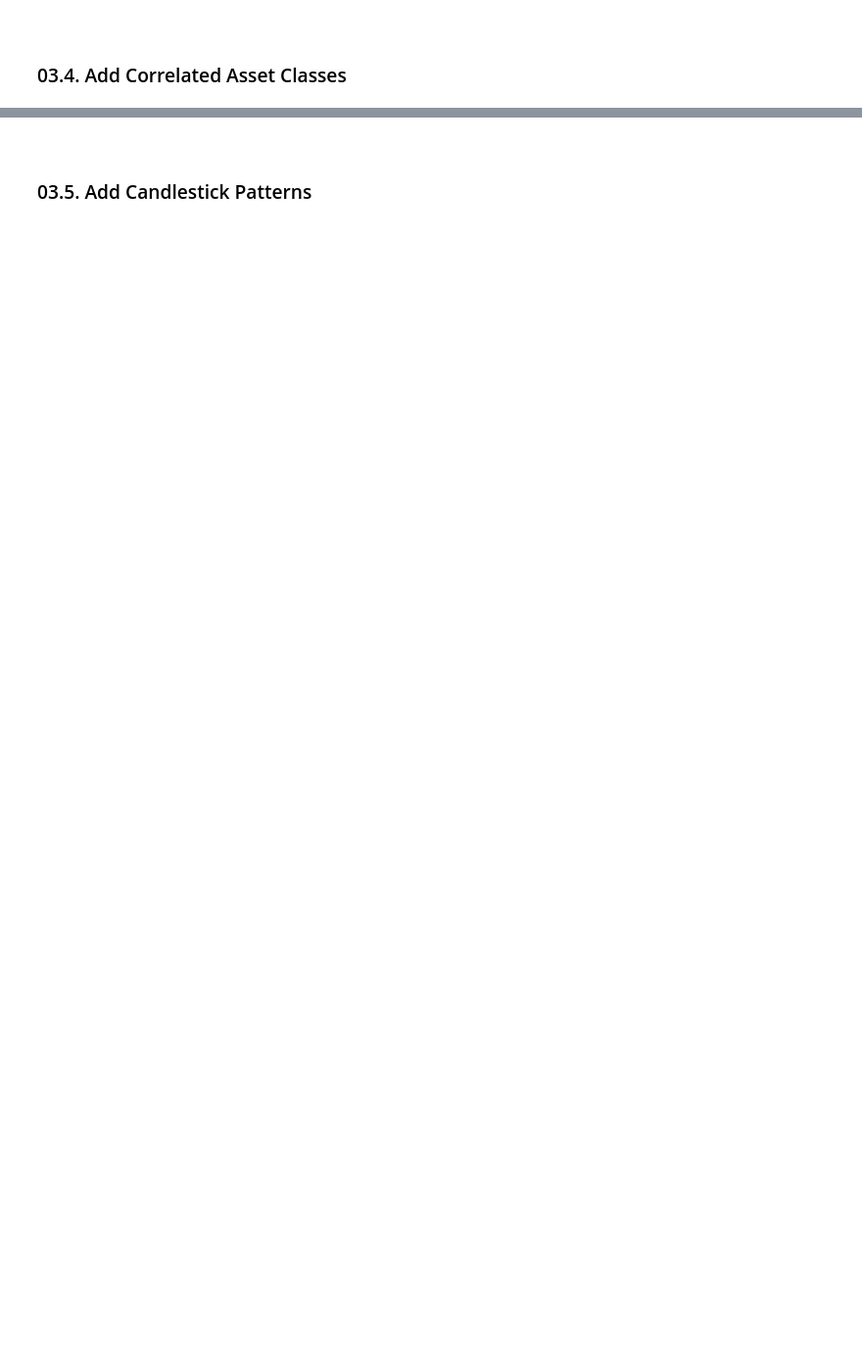
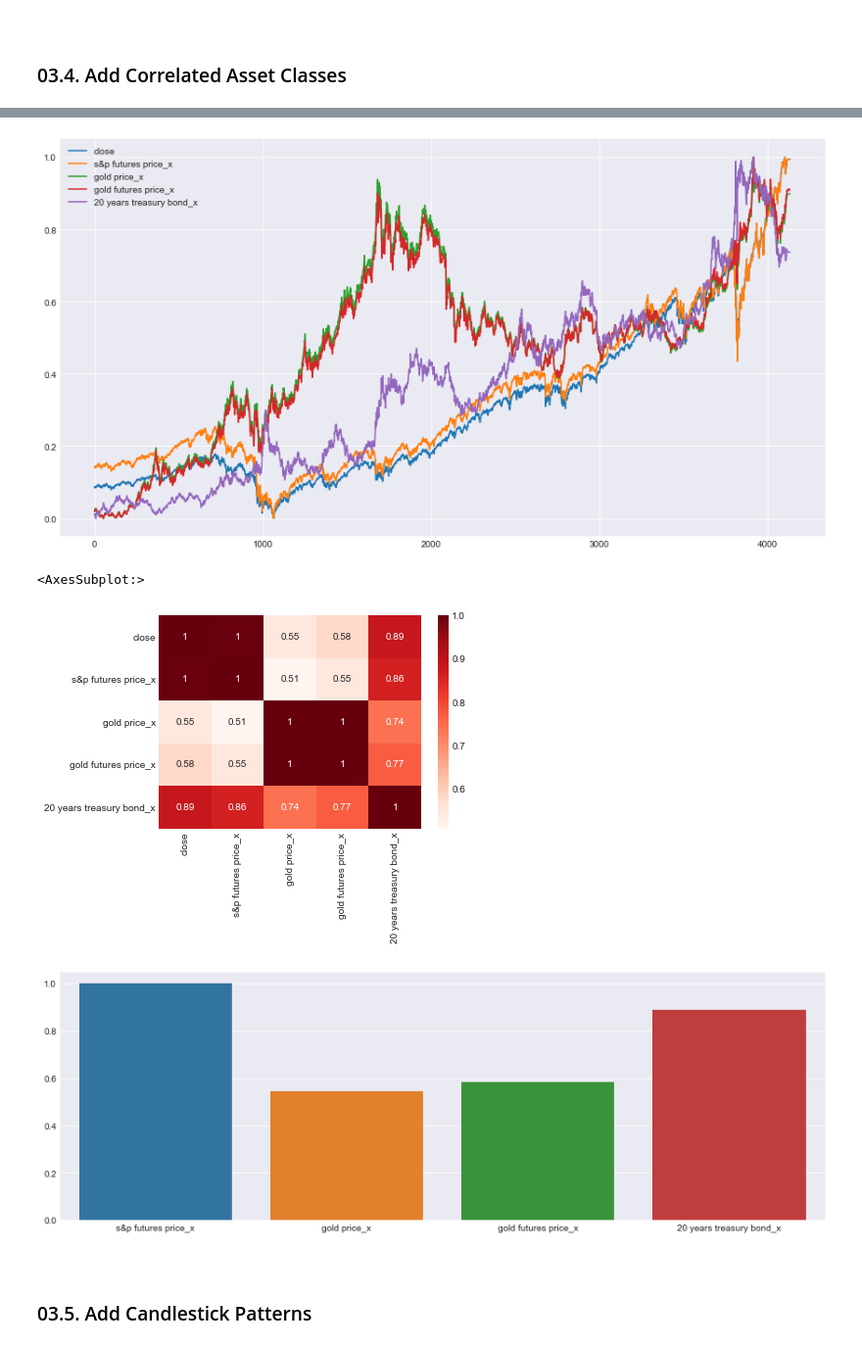
Before and after one commit to soheil-mpg/Automatic-Trading-with-RL, a Jupyter notebook: quantitative trading.ipynb, the cells around one changed output, grey strips where cells are left out. Shown at 98% size. Cells and saved outputs as stored; diff of their text form; code cells hidden in the pictures; blank space fills up the shorter version.

```diff
--- a/quantitative trading.ipynb
+++ b/quantitative trading.ipynb
@@ -396,3 +498,31 @@ df
+# %%
+### Visualize the normalized prices
+
+# Get the df
+temp_df = df[["close", "s&p futures price_x", "gold price_x", "gold futures price_x", "20 years treasury bond_x"]]
+
+# Get the scaler
+scaler = sklearn.preprocessing.MinMaxScaler()
+prices = scaler.fit_transform(temp_df.values)
+temp_df = pd.DataFrame(prices, columns=temp_df.columns)
+
+# Plot the prices
+temp_df.plot(figsize=(15, 8))
+
+# Plot
+plt.show()
+
+# Plot the correlation heatmap
+sns.heatmap(temp_df.corr(), annot=True, cmap="Reds")
+
+# Plot the correlated percentage to close prices
+plt.figure(figsize=(15, 5))
+sns.barplot(temp_df.corr()["close"][1:].index, temp_df.corr()["close"][1:].values, )
+# %% [output]
+[figure, added]
+<AxesSubplot:>
+[figure, added]
+[figure, added]
 # %% [markdown]
 <br>
 
```
Also changed, not shown: parts of 23 cells of this notebook.
